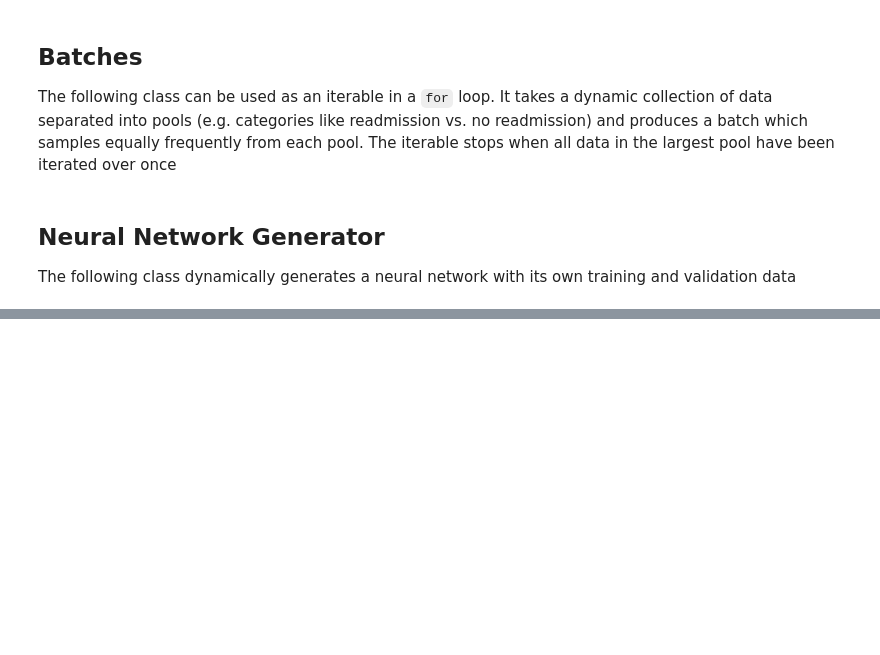
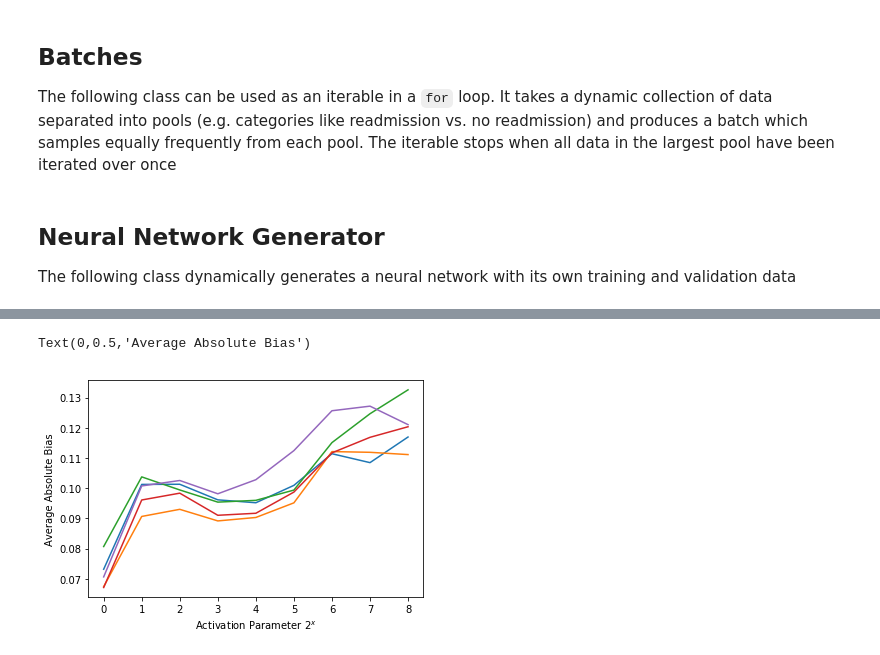
Before and after one commit to dwinkelman0/NeuralRules, a Jupyter notebook: 130-US Hospitals Diabetes Activation.ipynb, the cells around one changed output, grey strips where cells are left out. Drawn from its saved outputs; the diff is of its cells as text; code cells hidden in the pictures; blank space fills up the shorter version.

```diff
--- a/130-US Hospitals Diabetes Activation.ipynb
+++ b/130-US Hospitals Diabetes Activation.ipynb
@@ -452,0 +494,8 @@ nn.activation_param
+# %%
+for series in avg_biases[0]:
+    plt.plot(series)
+plt.xlabel("Activation Parameter $2^x$")
+plt.ylabel("Average Absolute Bias")
+# %% [output]
+Text(0,0.5,'Average Absolute Bias')
+[figure, added]
```
Also changed, not shown: parts of 19 cells of this notebook, 1 other file.
